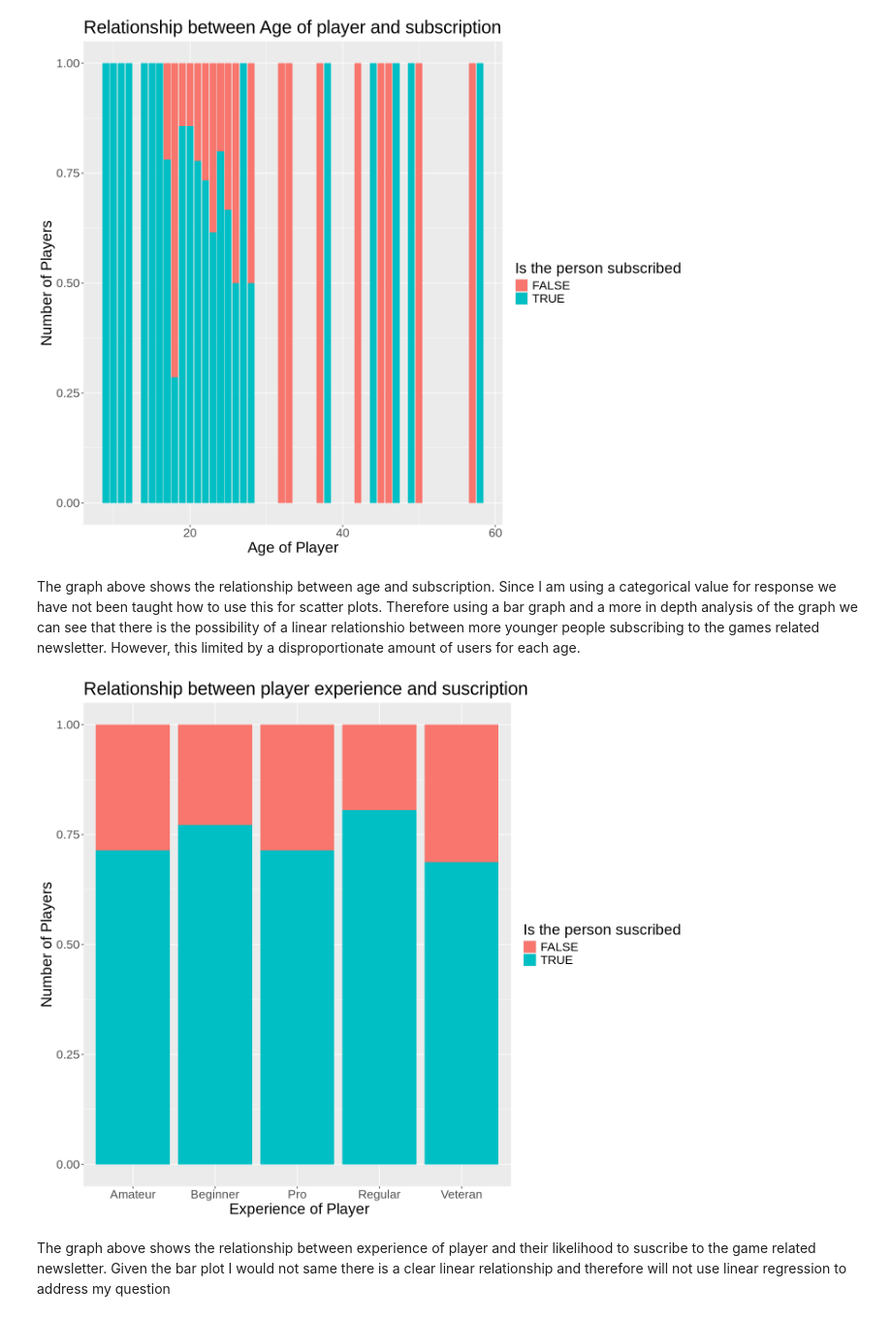
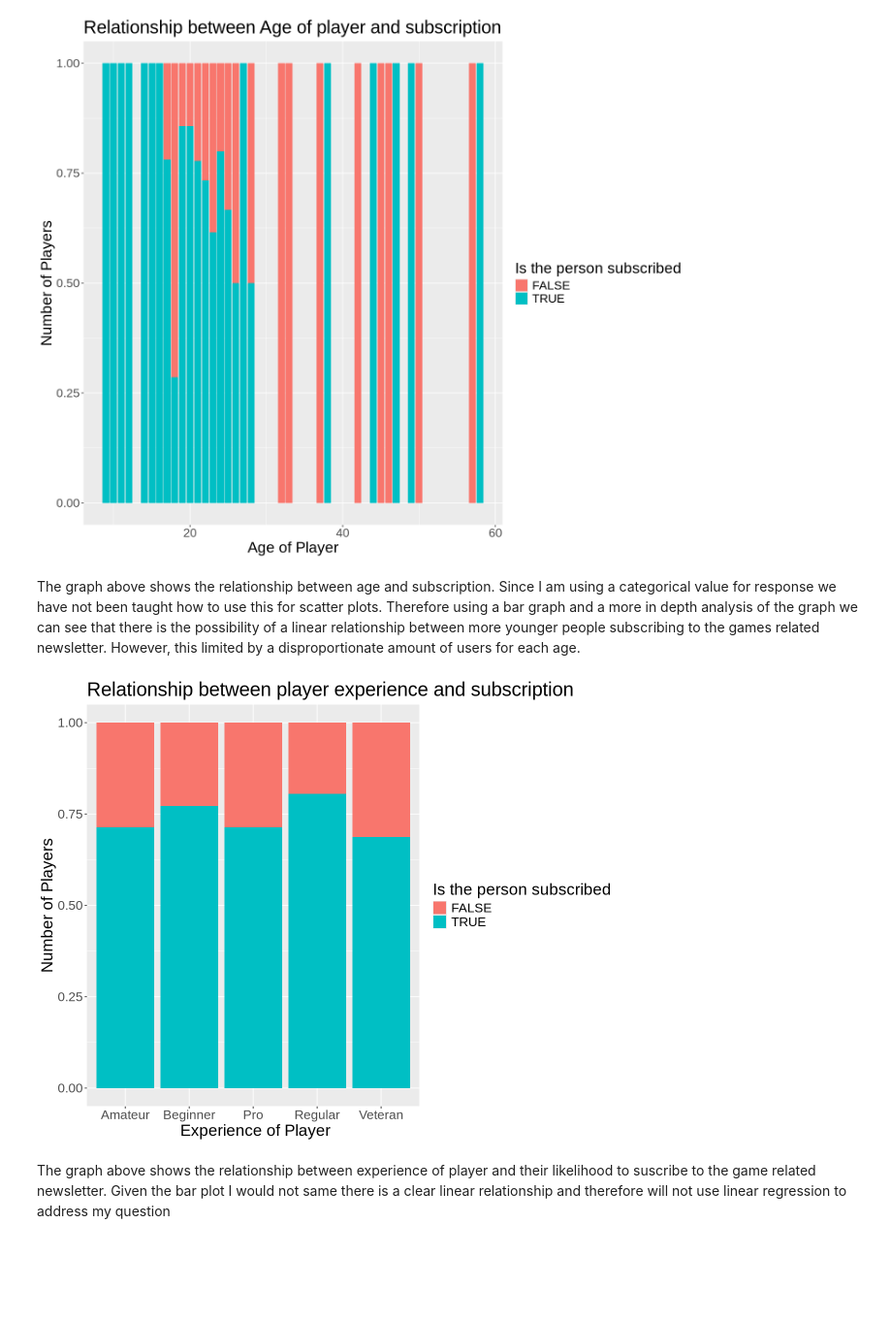
Before and after one commit to Jvantunen/DSCI_minecraft_project_group2, a Jupyter notebook: DSCI_individual_progect_Group_2.ipynb, the cells around one changed output. Shown: that part at 97% size. Drawn from its saved outputs; the diff is of its cells as text; code cells hidden in the pictures; blank space fills up the shorter version.

Commit message:
Changing the second graph dimensions

```diff
--- a/DSCI_individual_progect_Group_2.ipynb
+++ b/DSCI_individual_progect_Group_2.ipynb
@@ -188,21 +188,22 @@ Warning message:
 “Removed 2 rows containing non-finite outside the scale range (`stat_count()`).”
 [figure]
 # %% [markdown]
-The graph above shows the relationship between age and subscription. Since I am using a categorical value for response we have not been taught how to use this for scatter plots. Therefore using a bar graph and a more in depth analysis of the graph we can see that there is the possibility of a linear relationshio between more younger people subscribing to the games related newsletter. However, this limited by a disproportionate amount of users for each age.
+The graph above shows the relationship between age and subscription. Since I am using a categorical value for response we have not been taught how to use this for scatter plots. Therefore using a bar graph and a more in depth analysis of the graph we can see that there is the possibility of a linear relationship between more younger people subscribing to the games related newsletter. However, this limited by a disproportionate amount of users for each age.
 # %%
 #visualization of experience vs suscribe
+options(repr.plot.width = 10, repr.plot.height = 8)
 graph_of_experience<- players|>
 ggplot(aes(x = experience, fill = subscribe))+
 geom_bar(position = 'fill')+
 xlab(" Experience of Player") +
 ylab("Number of Players")+
-labs(fill = "Is the person suscribed")+
-ggtitle("Relationship between player experience and suscription")+
+labs(fill = "Is the person subscribed")+
+ggtitle("Relationship between player experience and subscription")+
 theme(text = element_text(size =20))
 
 graph_of_experience
 # %% [output]
-[figure, old version]
+[figure, new version]
 # %% [markdown]
 The graph above shows the relationship between experience of player and their likelihood to suscribe to the game related newsletter. Given the bar plot I would not same there is a clear linear relationship and therefore will not use linear regression to address my question
 # %% [markdown]
```
